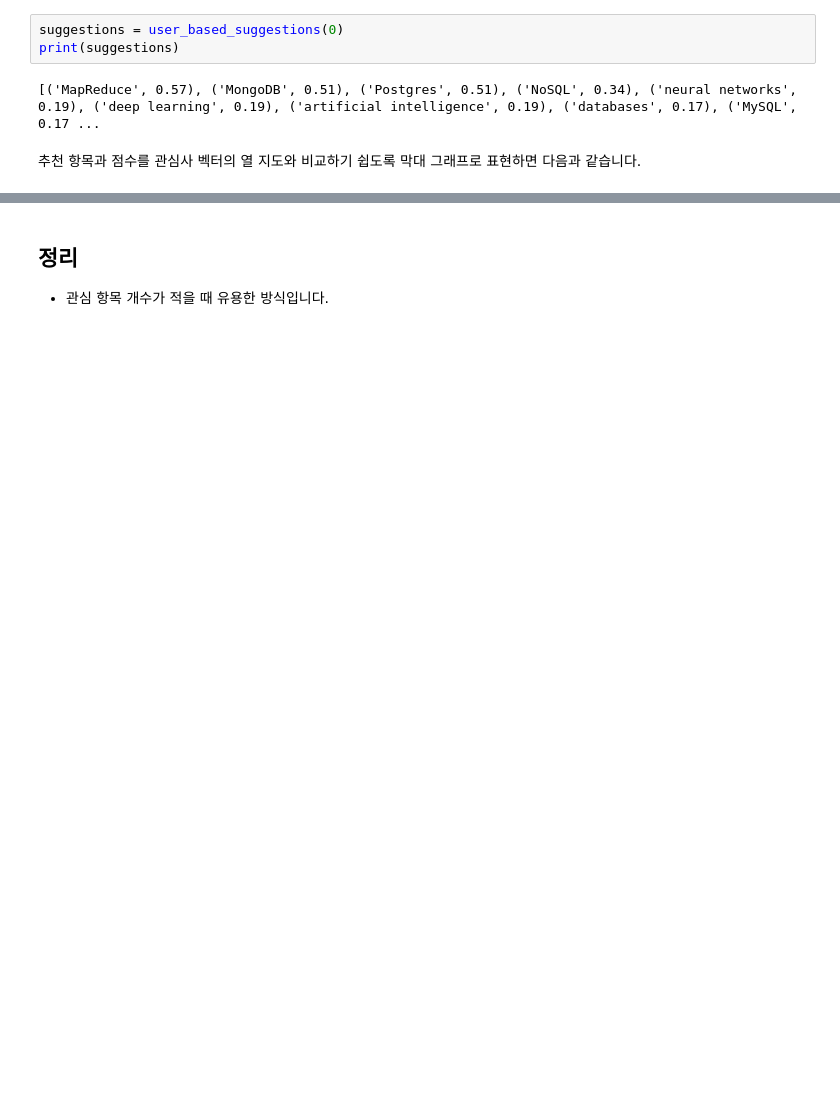
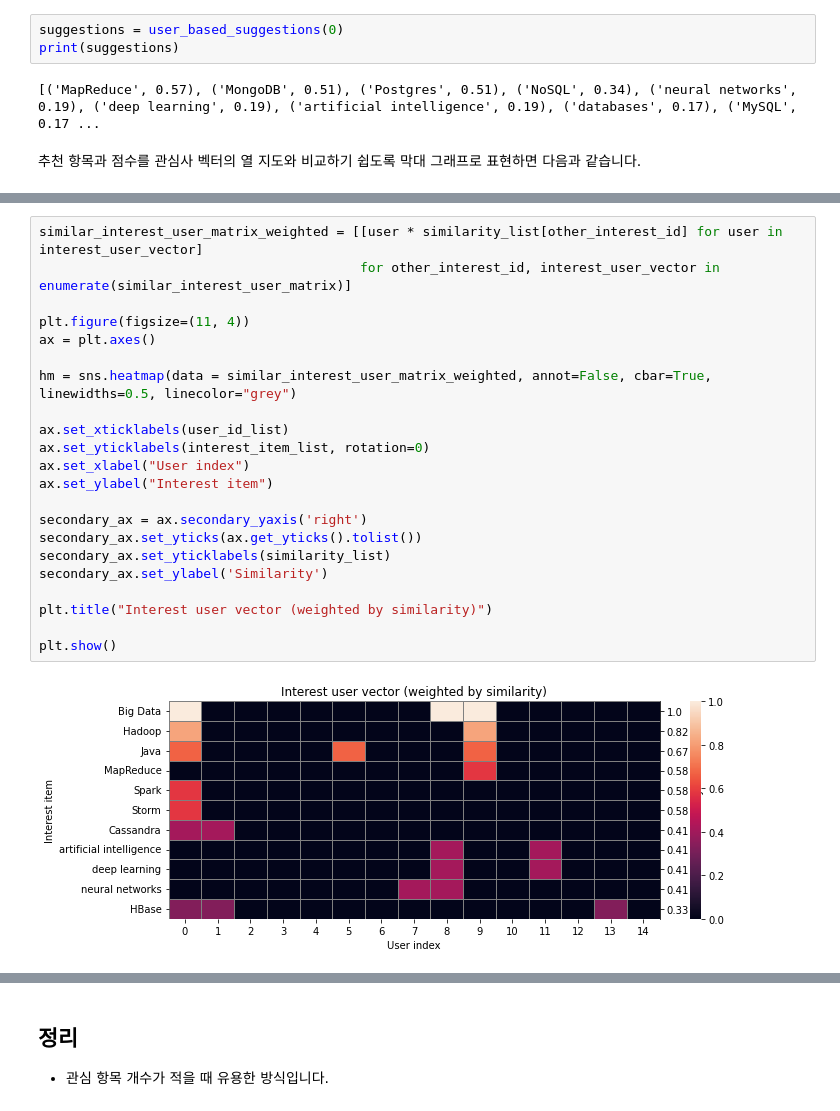
Before and after one commit to trvoid/ml-study, a Jupyter notebook: collaborative-filtering/user_based_cf.ipynb, the cells around one changed output, grey strips where cells are left out. Drawn from its saved outputs; the diff is of its cells as text; blank space fills up the shorter version.

```diff
--- a/collaborative-filtering/user_based_cf.ipynb
+++ b/collaborative-filtering/user_based_cf.ipynb
@@ -218,0 +292,24 @@ plt.show()
+# %%
+similar_interest_user_matrix_weighted = [[user * similarity_list[other_interest_id] for user in interest_user_vector]
+                                         for other_interest_id, interest_user_vector in enumerate(similar_interest_user_matrix)]
+
+plt.figure(figsize=(11, 4))
+ax = plt.axes()
+
+hm = sns.heatmap(data = similar_interest_user_matrix_weighted, annot=False, cbar=True, linewidths=0.5, linecolor="grey")
+
+ax.set_xticklabels(user_id_list)
+ax.set_yticklabels(interest_item_list, rotation=0)
+ax.set_xlabel("User index")
+ax.set_ylabel("Interest item")
+
+secondary_ax = ax.secondary_yaxis('right')
+secondary_ax.set_yticks(ax.get_yticks().tolist())
+secondary_ax.set_yticklabels(similarity_list)
+secondary_ax.set_ylabel('Similarity')
+
+plt.title("Interest user vector (weighted by similarity)")
+
+plt.show()
+# %% [output]
+[figure, added]
```
Also changed, not shown: parts of 16 cells of this notebook.
